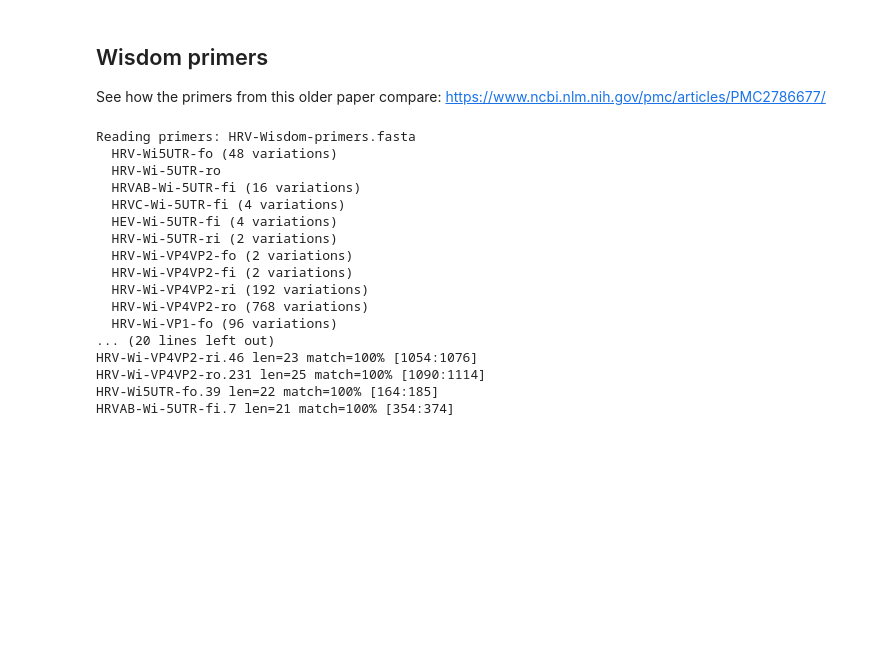
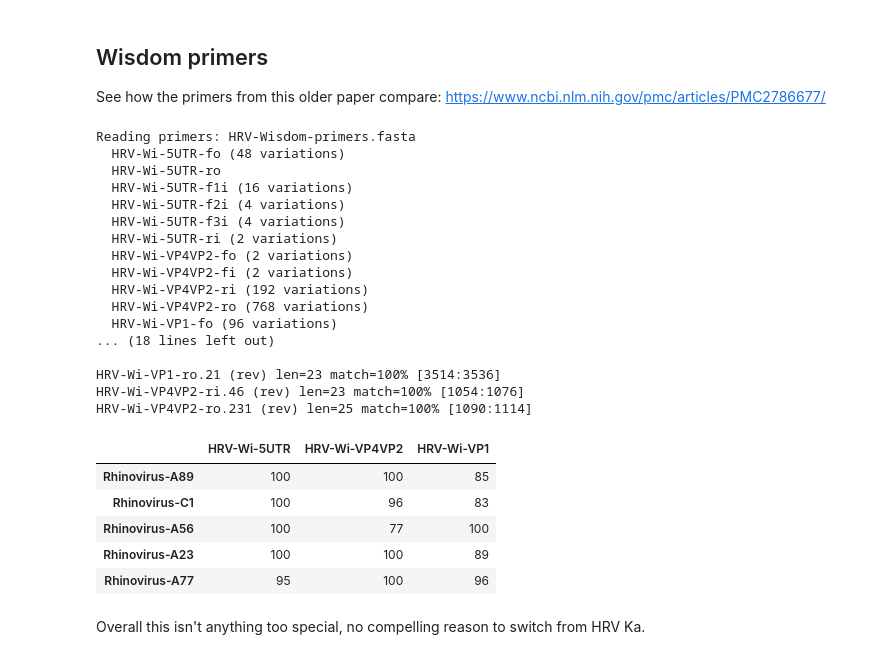
Before and after one commit to RByers/RespiCov-analyze, a Jupyter notebook: AssaySeqBinding-HRV.ipynb, the cells around one changed output. Saved outputs shown, nothing was run; the diff lists cells and outputs as text; code cells hidden in the pictures; blank space fills up the shorter version.

```diff
--- a/AssaySeqBinding-HRV.ipynb
+++ b/AssaySeqBinding-HRV.ipynb
@@ -231,21 +230,31 @@ See how the primers from this older paper compare: https://www.ncbi.nlm.nih.gov/
 # %%
 wisdomPrimers = RCUtils.readPrimers("HRV-Wisdom-primers.fasta", display=True)
 printSeqBinding("refseq/Rhinovirus-A89.gb", "gb", wisdomPrimers)
+
+summaryTable("refseq/Rhinovirus-*.gb", "gb", wisdomPrimers)
 # %% [output]
 Reading primers: HRV-Wisdom-primers.fasta
-  HRV-Wi5UTR-fo (48 variations)
+  HRV-Wi-5UTR-fo (48 variations)
   HRV-Wi-5UTR-ro
-  HRVAB-Wi-5UTR-fi (16 variations)
-  HRVC-Wi-5UTR-fi (4 variations)
-  HEV-Wi-5UTR-fi (4 variations)
+  HRV-Wi-5UTR-f1i (16 variations)
+  HRV-Wi-5UTR-f2i (4 variations)
+  HRV-Wi-5UTR-f3i (4 variations)
   HRV-Wi-5UTR-ri (2 variations)
   HRV-Wi-VP4VP2-fo (2 variations)
   HRV-Wi-VP4VP2-fi (2 variations)
   HRV-Wi-VP4VP2-ri (192 variations)
   HRV-Wi-VP4VP2-ro (768 variations)
   HRV-Wi-VP1-fo (96 variations)
-... (20 lines left out)
-HRV-Wi-VP4VP2-ri.46 len=23 match=100% [1054:1076]
-HRV-Wi-VP4VP2-ro.231 len=25 match=100% [1090:1114]
-HRV-Wi5UTR-fo.39 len=22 match=100% [164:185]
-HRVAB-Wi-5UTR-fi.7 len=21 match=100% [354:374]
+... (18 lines left out)
+
+HRV-Wi-VP1-ro.21 (rev) len=23 match=100% [3514:3536]
+HRV-Wi-VP4VP2-ri.46 (rev) len=23 match=100% [1054:1076]
+HRV-Wi-VP4VP2-ro.231 (rev) len=25 match=100% [1090:1114]
+|  | HRV-Wi-5UTR | HRV-Wi-VP4VP2 | HRV-Wi-VP1 |
+| Rhinovirus-A89 | 100 | 100 | 85 |
+| Rhinovirus-C1 | 100 | 96 | 83 |
+| Rhinovirus-A56 | 100 | 77 | 100 |
+| Rhinovirus-A23 | 100 | 100 | 89 |
+| Rhinovirus-A77 | 95 | 100 | 96 |
+# %% [markdown]
+Overall this isn't anything too special, no compelling reason to switch from HRV Ka.
```
Also changed, not shown: parts of 8 cells of this notebook, 6 other files.
